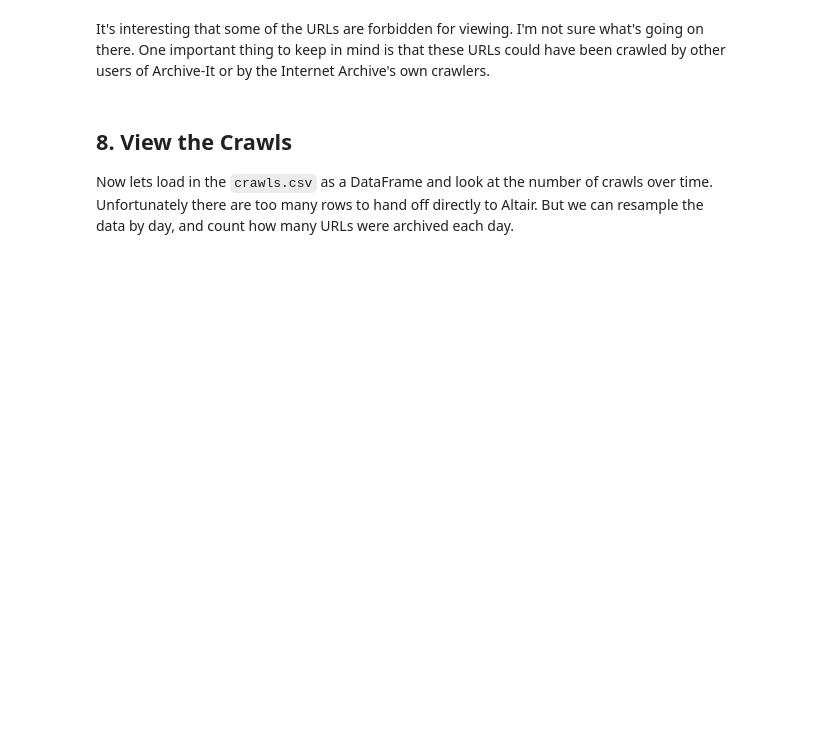
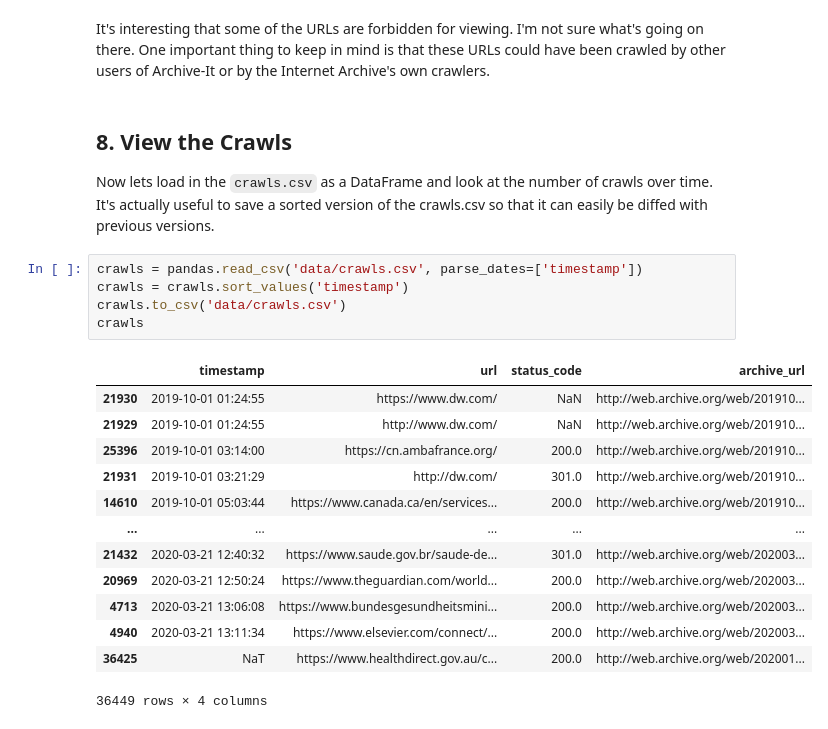
Before and after one commit to edsu/iipc-covid19, a Jupyter notebook: Seeds.ipynb, the cells around one changed output. Drawn from its saved outputs; the diff is of its cells as text; blank space fills up the shorter version.

```diff
--- a/Seeds.ipynb
+++ b/Seeds.ipynb
@@ -165,5 +183,24 @@ It's interesting that some of the URLs are forbidden for viewing. I'm not sure w
 # %% [markdown]
 ## 8. View the Crawls
 
-Now lets load in the `crawls.csv` as a DataFrame and look at the number of crawls over time. Unfortunately there are too many rows to hand off directly to Altair. But we can resample the data by day, and count how many URLs were archived each day.
+Now lets load in the `crawls.csv` as a DataFrame and look at the number of crawls over time. It's actually useful to save a sorted version of the crawls.csv so that it can easily be diffed with previous versions.
+# %%
+crawls = pandas.read_csv('data/crawls.csv', parse_dates=['timestamp'])
+crawls = crawls.sort_values('timestamp')
+crawls.to_csv('data/crawls.csv')
+crawls
+# %% [output]
+|  | timestamp | url | status_code | archive_url |
+| 21930 | 2019-10-01 01:24:55 | https://www.dw.com/ | NaN | http://web.archive.org/web/201910... |
+| 21929 | 2019-10-01 01:24:55 | http://www.dw.com/ | NaN | http://web.archive.org/web/201910... |
+| 25396 | 2019-10-01 03:14:00 | https://cn.ambafrance.org/ | 200.0 | http://web.archive.org/web/201910... |
+| 21931 | 2019-10-01 03:21:29 | http://dw.com/ | 301.0 | http://web.archive.org/web/201910... |
+| 14610 | 2019-10-01 05:03:44 | https://www.canada.ca/en/services... | 200.0 | http://web.archive.org/web/201910... |
+| ... | ... | ... | ... | ... |
+| 21432 | 2020-03-21 12:40:32 | https://www.saude.gov.br/saude-de... | 301.0 | http://web.archive.org/web/202003... |
+| 20969 | 2020-03-21 12:50:24 | https://www.theguardian.com/world... | 200.0 | http://web.archive.org/web/202003... |
+| 4713 | 2020-03-21 13:06:08 | https://www.bundesgesundheitsmini... | 200.0 | http://web.archive.org/web/202003... |
+| 4940 | 2020-03-21 13:11:34 | https://www.elsevier.com/connect/... | 200.0 | http://web.archive.org/web/202003... |
+| 36425 | NaT | https://www.healthdirect.gov.au/c... | 200.0 | http://web.archive.org/web/202001... |
+36449 rows × 4 columns
 # %%
```
Also changed, not shown: parts of 21 cells of this notebook, 1 other file.
